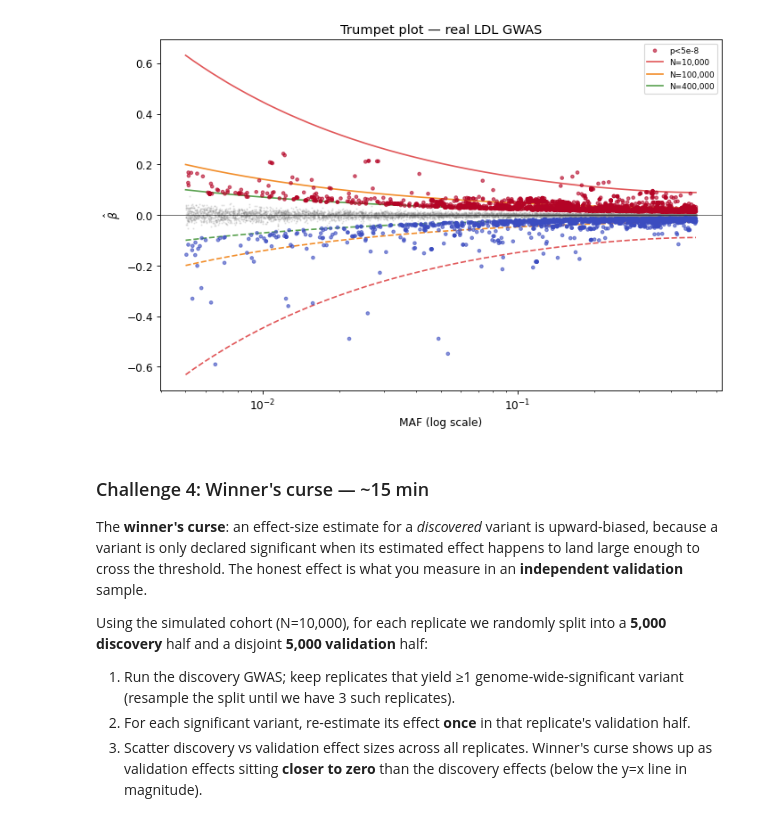
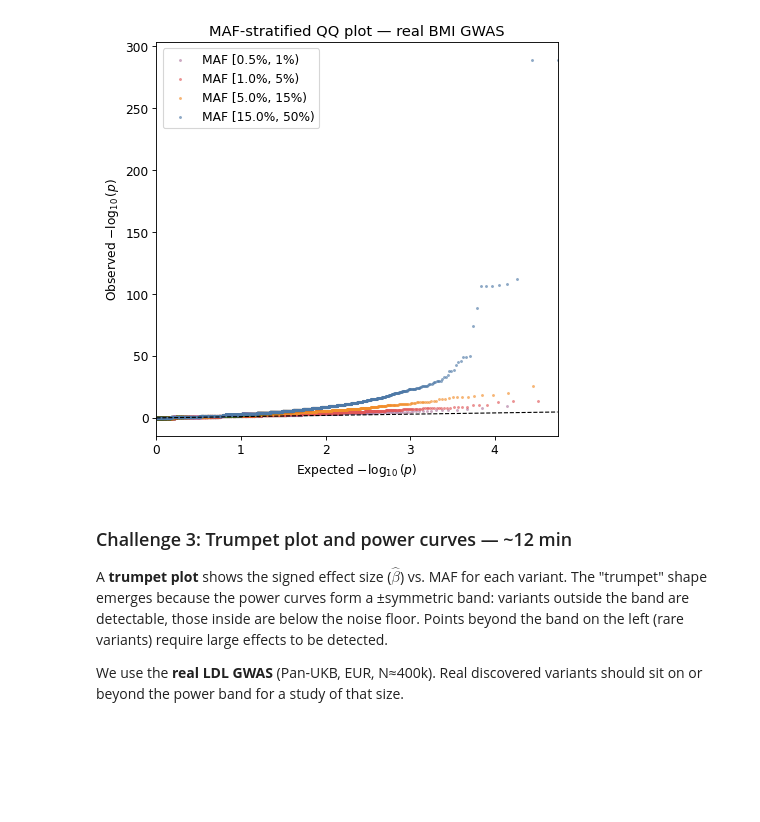
Before and after one commit to BNTechie/smartbiomed_practicals_2026, a Jupyter notebook: session2/run.ipynb, the cells around one changed output. Saved outputs shown, nothing was run; the diff lists cells and outputs as text; code cells hidden in the pictures; blank space fills up the shorter version.

```diff
--- a/session2/run.ipynb
+++ b/session2/run.ipynb
@@ -606,45 +596,34 @@ on or beyond the power band for a study of that size.
 # %%
-def power_curve(n, maf_arr, alpha=5e-8):
-    from scipy.stats import norm
-    ncp_target = (norm.isf(alpha/2) + norm.isf(0.2))**2
-    return np.sqrt(ncp_target / (n * 2 * maf_arr * (1-maf_arr) + 1e-8))
+sub      = real['bmi']['rand']
+maf_h    = real['bmi']['maf'][sub]
+nlp_h    = real['bmi']['nlog10p'][sub]
+maf_bins = [(0.005, 0.01), (0.01, 0.05), (0.05, 0.15), (0.15, 0.50)]
+colours  = ['#b07aa1', '#e15759', '#f28e2b', '#4e79a7']
 
-maf_l, beta_l = real['ldl']['maf'], real['ldl']['beta']
-sig_l, rnd_l  = real['ldl']['sig'], real['ldl']['rand']
-maf_grid = np.logspace(np.log10(0.005), np.log10(0.5), 300)
-
-fig, ax = plt.subplots(figsize=(9, 6))
-bgi = np.where(rnd_l & ~sig_l)[0]; bgi = bgi[_thin(len(bgi), k=8000)]   # thin background
-ax.scatter(maf_l[bgi], beta_l[bgi], s=1, alpha=0.15, color='grey', rasterized=True)
-si = np.where(sig_l)[0]; si = si[_thin(len(si), k=6000, seed=1)]        # thin significant pts
-ax.scatter(maf_l[si], beta_l[si], s=10, alpha=0.6,
-           c=np.sign(beta_l[si]), cmap='coolwarm', vmin=-1, vmax=1, zorder=5, label='p<5e-8')
-for n_s, col in [(10_000,'#e15759'),(100_000,'#f28e2b'),(400_000,'#59a14f')]:
-    pb = power_curve(n_s, maf_grid)
-    ax.plot(maf_grid, +pb, color=col, linewidth=1.5, label=f'N={n_s:,}')
-    ax.plot(maf_grid, -pb, color=col, linewidth=1.5, linestyle='--')
-ax.axhline(0, color='black', linewidth=0.5)
-ax.set_xscale('log')
-ax.set_xlabel('MAF (log scale)'); ax.set_ylabel(r'$\hat{{\beta}}$')
-ax.set_title('Trumpet plot — real LDL GWAS'); ax.legend(fontsize=8)
-plt.tight_layout(); plt.show()
+fig, ax = plt.subplots(figsize=(6, 6)); exp_max = 0
+for (lo, hi), col in zip(maf_bins, colours):
+    mask = (maf_h >= lo) & (maf_h < hi)
+    if mask.sum() < 10:
+        continue
+    obs = np.sort(nlp_h[mask]); m = len(obs)
+    exp = -np.log10(np.arange(m, 0, -1) / (m + 1))
+    d = np.unique(np.r_[_thin(m, k=4000, seed=int(lo*1000)), np.where(obs >= 2)[0]])
+    ax.scatter(exp[d], obs[d], s=3, alpha=0.5, color=col, label=f'MAF [{lo:.1%}, {hi:.0%})')
+    exp_max = max(exp_max, exp.max())
+ax.plot([0, exp_max], [0, exp_max], 'k--', linewidth=1); ax.set_xlim(0, exp_max)
+ax.set_title('MAF-stratified QQ plot — real BMI GWAS')
+ax.set_xlabel(r'Expected $-\log_{10}(p)$'); ax.set_ylabel(r'Observed $-\log_{10}(p)$')
+ax.legend(); plt.tight_layout(); plt.show()
 # %% [output]
-[figure, old version]
+[figure, new version]
 # %% [markdown]
-### Challenge 4: Winner's curse — ~15 min
+### Challenge 3: Trumpet plot and power curves — ~12 min
 
-The **winner's curse**: an effect-size estimate for a *discovered* variant is upward-biased,
-because a variant is only declared significant when its estimated effect happens to land large
-enough to cross the threshold. The honest effect is what you measure in an **independent
-validation** sample.
+A **trumpet plot** shows the signed effect size ($\hat{\beta}$) vs. MAF for each variant.
+The "trumpet" shape emerges because the power curves form a ±symmetric band:
+variants outside the band are detectable, those inside are below the noise floor.
+Points beyond the band on the left (rare variants) require large effects to be detected.
 
-Using the simulated cohort (N=10,000), for each replicate we randomly split into a **5,000
-discovery** half and a disjoint **5,000 validation** half:
-1. Run the discovery GWAS; keep replicates that yield ≥1 genome-wide-significant variant
-   (resample the split until we have 3 such replicates).
-2. For each significant variant, re-estimate its effect **once** in that replicate's validation
-   half.
-3. Scatter discovery vs validation effect sizes across all replicates. Winner's curse shows up
-   as validation effects sitting **closer to zero** than the discovery effects (below the y=x
-   line in magnitude).
+We use the **real LDL GWAS** (Pan-UKB, EUR, N≈400k). Real discovered variants should sit
+on or beyond the power band for a study of that size.
 # %%
```
Also changed, not shown: parts of 27 cells of this notebook, 11 other files.
